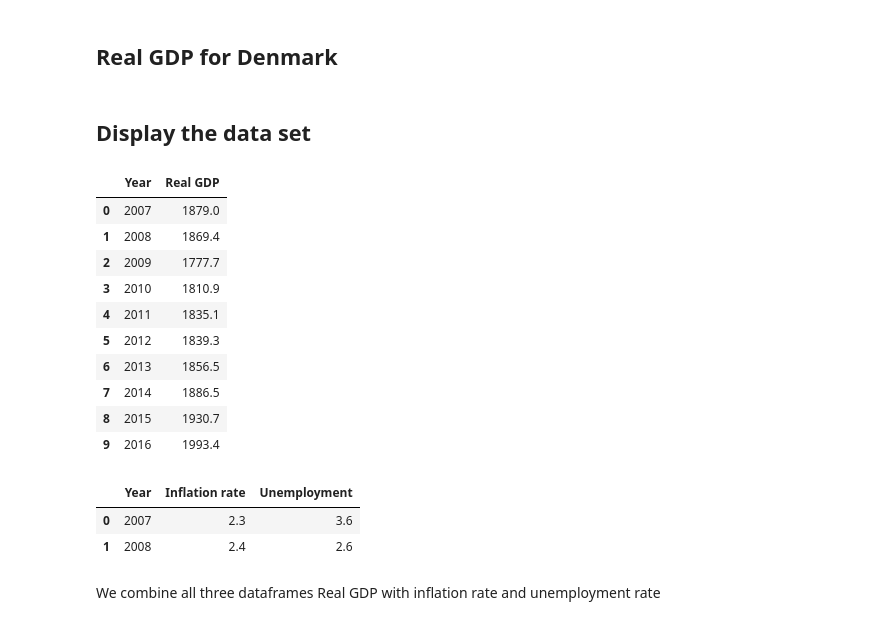
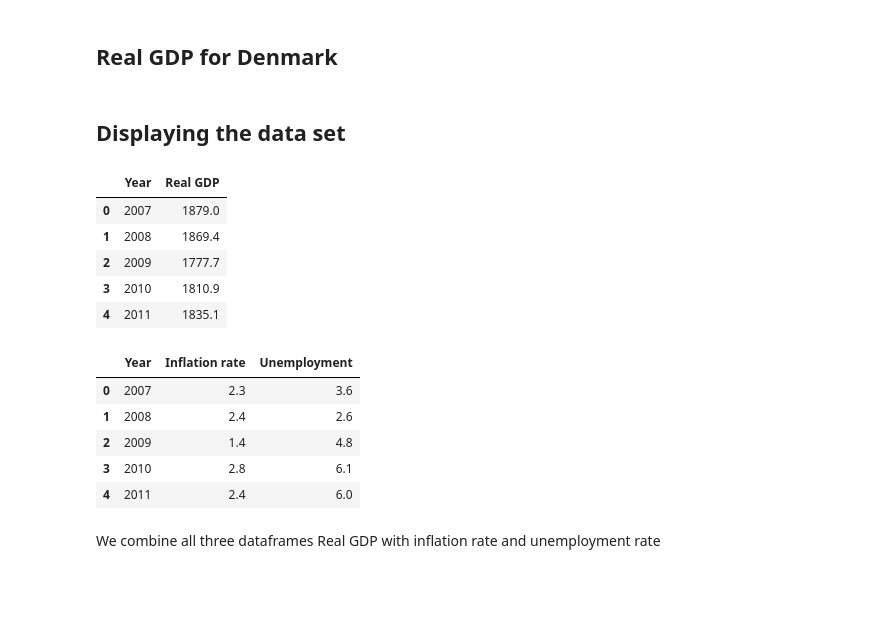
Before and after one commit to NumEconCopenhagen/projects-2024-sulaiman-phil-og-rabiah, a Jupyter notebook: dataproject/dataproject.ipynb, the cells around one changed output. Cells and saved outputs as stored; diff of their text form; code cells hidden in the pictures; blank space fills up the shorter version.

```diff
--- a/dataproject/dataproject.ipynb
+++ b/dataproject/dataproject.ipynb
@@ -139,29 +141,27 @@ In Denmark from 2007 to 2022, inflation and unemployment trends mirrored broader
 # Importing data from CSV file 'Real GDP'
 GDP = pd.read_csv('GDP new1.csv',delimiter=';')
 # %% [markdown]
-## Display the data set
+## Displaying the data set
 # %%
 #Here we display the data to see the values for Real GDP
-GDP.head(10)
+display(GDP.head(5))
 # %% [output]
 |  | Year | Real GDP |
 | 0 | 2007 | 1879.0 |
 | 1 | 2008 | 1869.4 |
 | 2 | 2009 | 1777.7 |
 | 3 | 2010 | 1810.9 |
 | 4 | 2011 | 1835.1 |
-| 5 | 2012 | 1839.3 |
-| 6 | 2013 | 1856.5 |
-| 7 | 2014 | 1886.5 |
-| 8 | 2015 | 1930.7 |
-| 9 | 2016 | 1993.4 |
 # %%
 # We display our combined data for the inflation- and unemployment rate.
-Combined_data.head(2)
+display(Combined_data.head(5))
 # %% [output]
 |  | Year | Inflation rate | Unemployment |
 | 0 | 2007 | 2.3 | 3.6 |
 | 1 | 2008 | 2.4 | 2.6 |
+| 2 | 2009 | 1.4 | 4.8 |
+| 3 | 2010 | 2.8 | 6.1 |
+| 4 | 2011 | 2.4 | 6.0 |
 # %% [markdown]
 We combine all three dataframes Real GDP with inflation rate and unemployment rate
 # %%
```
Also changed, not shown: parts of 20 cells of this notebook, 1 other file.
